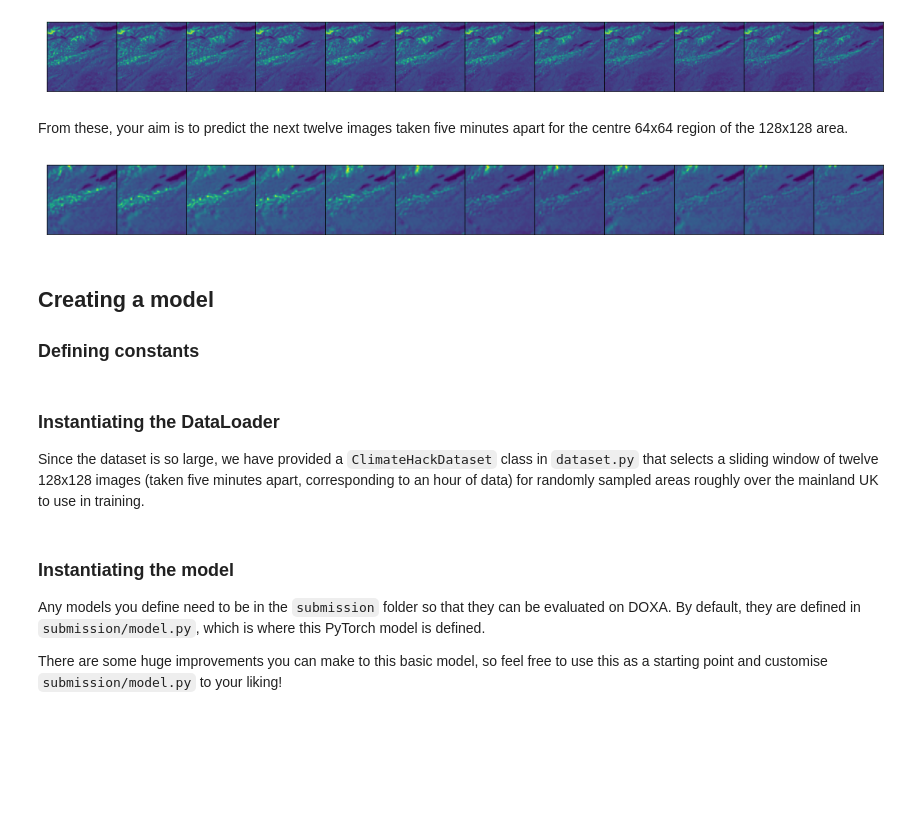
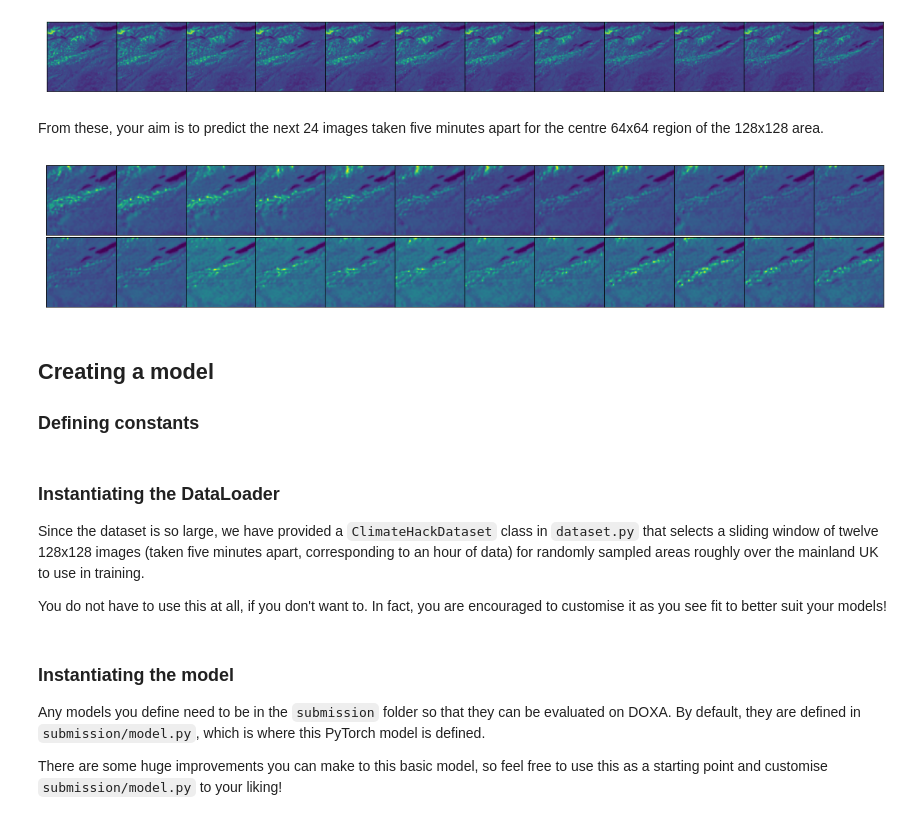
Before and after one commit to louisdewar/doxa, a Jupyter notebook: competitions/climatehack/climatehack_getting_started/training.ipynb, the cells around one changed output. Drawn from its saved outputs; the diff is of its cells as text; code cells hidden in the pictures; blank space fills up the shorter version.

```diff
--- a/competitions/climatehack/climatehack_getting_started/training.ipynb
+++ b/competitions/climatehack/climatehack_getting_started/training.ipynb
@@ -116,19 +112,24 @@ fig.subplots_adjust(wspace=0, hspace=0)
 # %% [output]
 [figure]
 # %% [markdown]
-From these, your aim is to predict the next twelve images taken five minutes apart for the centre 64x64 region of the 128x128 area.
+From these, your aim is to predict the next 24 images taken five minutes apart for the centre 64x64 region of the 128x128 area.
 # %%
-fig, ax = plt.subplots(1, 12, figsize=(15,3))
+fig, (ax1, ax2) = plt.subplots(2, 12, figsize=(16,3))
 
 for i, d in enumerate(["2020-07-04 13:00", "2020-07-04 13:05", "2020-07-04 13:10", "2020-07-04 13:15", "2020-07-04 13:20", "2020-07-04 13:25", "2020-07-04 13:30", "2020-07-04 13:35", "2020-07-04 13:40", "2020-07-04 13:45", "2020-07-04 13:50", "2020-07-04 13:55"]):
-    ax[i].imshow(dataset["data"].sel(time=d).isel(x=slice(160, 224), y=slice(160, 224)).to_numpy(), cmap='viridis')
-    ax[i].get_xaxis().set_visible(False)
-    ax[i].get_yaxis().set_visible(False)
+    ax1[i].imshow(dataset["data"].sel(time=d).isel(x=slice(160, 224), y=slice(160, 224)).to_numpy(), cmap='viridis')
+    ax1[i].get_xaxis().set_visible(False)
+    ax1[i].get_yaxis().set_visible(False)
+
+for i, d in enumerate(["2020-07-04 14:00", "2020-07-04 14:05", "2020-07-04 14:10", "2020-07-04 14:15", "2020-07-04 14:20", "2020-07-04 14:25", "2020-07-04 14:30", "2020-07-04 14:35", "2020-07-04 14:40", "2020-07-04 14:45", "2020-07-04 14:50", "2020-07-04 14:55"]):
+    ax2[i].imshow(dataset["data"].sel(time=d).isel(x=slice(160, 224), y=slice(160, 224)).to_numpy(), cmap='viridis')
+    ax2[i].get_xaxis().set_visible(False)
+    ax2[i].get_yaxis().set_visible(False)
 
 fig.tight_layout()
 fig.subplots_adjust(wspace=0, hspace=0)
 # %% [output]
-[figure, old version]
+[figure, new version]
 # %% [markdown]
 ## Creating a model
 
@@ -141,6 +142,8 @@ EPOCHS = 20
 ### Instantiating the DataLoader
 
 Since the dataset is so large, we have provided a `ClimateHackDataset` class in `dataset.py` that selects a sliding window of twelve 128x128 images (taken five minutes apart, corresponding to an hour of data) for randomly sampled areas roughly over the mainland UK to use in training.
+
+You do not have to use this at all, if you don't want to. In fact, you are encouraged to customise it as you see fit to better suit your models!
 # %%
 # Increase samples_per_slice if you want to sample multiple areas in the same sliding window.
 # To only train on a subset of the dataset, either select what you want and pass it into ClimateHackDataset,
```
Also changed, not shown: parts of 5 cells of this notebook, 4 other files.
